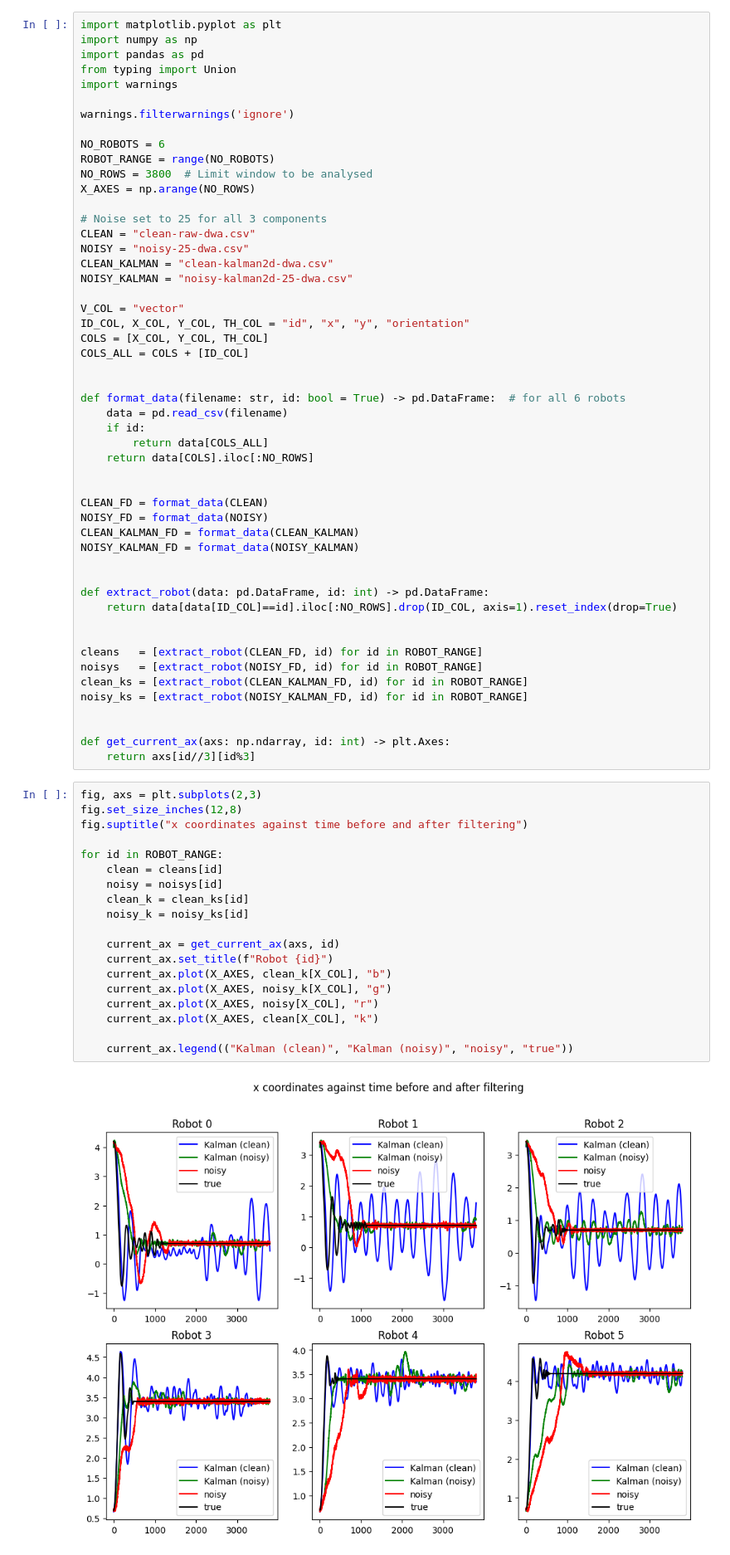
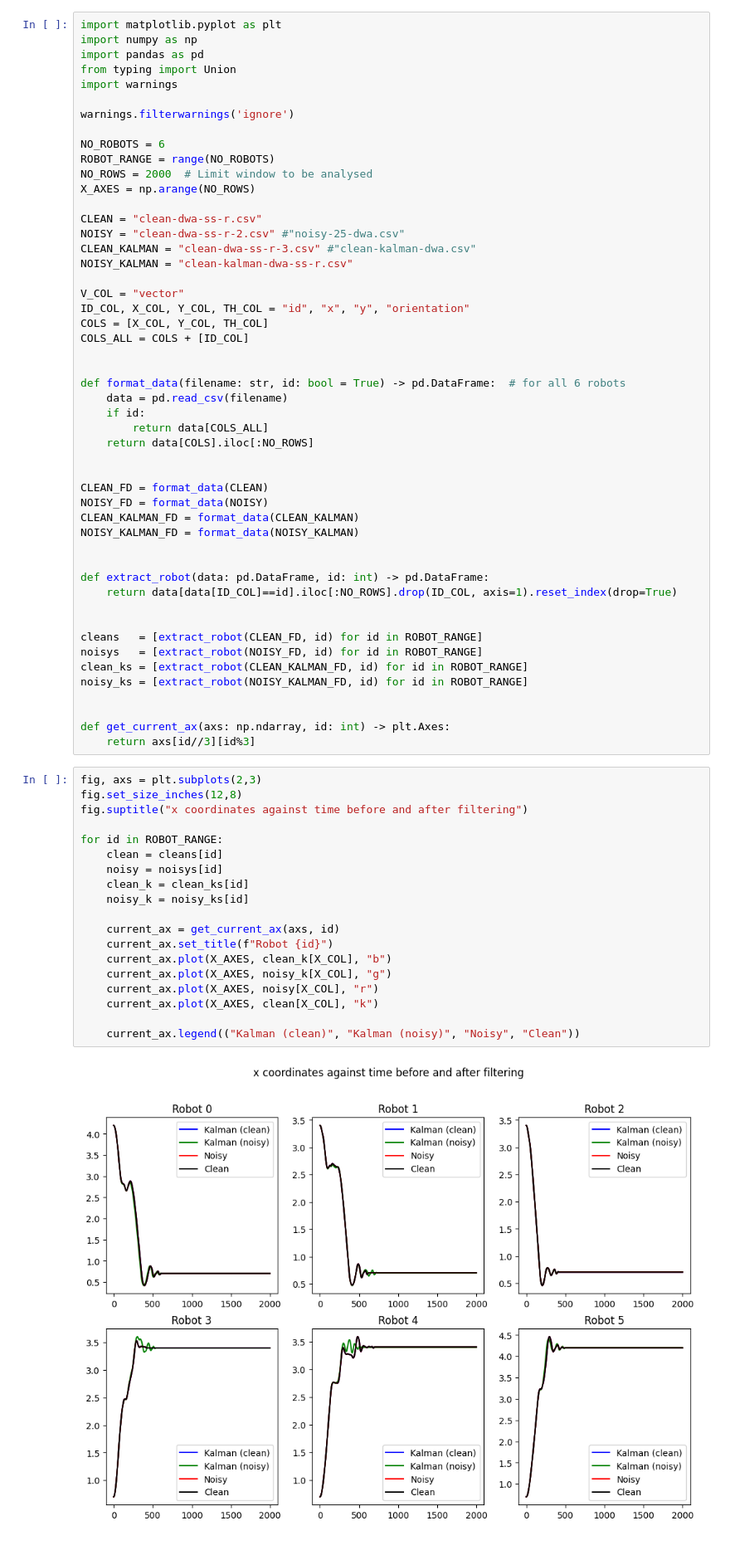
Before and after one commit to First-Order-RoboCup-SSL/Utama-Core, a Jupyter notebook: vision_data/kalman_dwa_summary.ipynb, the cells around one changed output. Shown at 83% size. Cells and saved outputs as stored; diff of their text form.

Commit message:
Analysing Kalman filter performance; need to merge new rsim utilities first

```diff
--- a/vision_data/kalman_dwa_summary.ipynb
+++ b/vision_data/kalman_dwa_summary.ipynb
@@ -21,14 +23,13 @@ warnings.filterwarnings('ignore')
 
 NO_ROBOTS = 6
 ROBOT_RANGE = range(NO_ROBOTS)
-NO_ROWS = 3800  # Limit window to be analysed
+NO_ROWS = 2000  # Limit window to be analysed
 X_AXES = np.arange(NO_ROWS)
 
-# Noise set to 25 for all 3 components
-CLEAN = "clean-raw-dwa.csv"
-NOISY = "noisy-25-dwa.csv"
-CLEAN_KALMAN = "clean-kalman2d-dwa.csv"
-NOISY_KALMAN = "noisy-kalman2d-25-dwa.csv"
+CLEAN = "clean-dwa-ss-r.csv"
+NOISY = "clean-dwa-ss-r-2.csv" #"noisy-25-dwa.csv"
+CLEAN_KALMAN = "clean-dwa-ss-r-3.csv" #"clean-kalman-dwa.csv"
+NOISY_KALMAN = "clean-kalman-dwa-ss-r.csv"
 
 V_COL = "vector"
 ID_COL, X_COL, Y_COL, TH_COL = "id", "x", "y", "orientation"
@@ -64,21 +65,21 @@ def get_current_ax(axs: np.ndarray, id: int) -> plt.Axes:
 # %%
 fig, axs = plt.subplots(2,3)
 fig.set_size_inches(12,8)
 fig.suptitle("x coordinates against time before and after filtering")
 
 for id in ROBOT_RANGE:
     clean = cleans[id]
     noisy = noisys[id]
     clean_k = clean_ks[id]
     noisy_k = noisy_ks[id]
 
     current_ax = get_current_ax(axs, id)
     current_ax.set_title(f"Robot {id}")
     current_ax.plot(X_AXES, clean_k[X_COL], "b")
     current_ax.plot(X_AXES, noisy_k[X_COL], "g")
     current_ax.plot(X_AXES, noisy[X_COL], "r")
     current_ax.plot(X_AXES, clean[X_COL], "k")
 
-    current_ax.legend(("Kalman (clean)", "Kalman (noisy)", "noisy", "true"))
+    current_ax.legend(("Kalman (clean)", "Kalman (noisy)", "Noisy", "Clean"))
 # %% [output]
-[figure, old version]
+[figure, new version]
```
Also changed, not shown: parts of 4 cells of this notebook, 18 other files.
